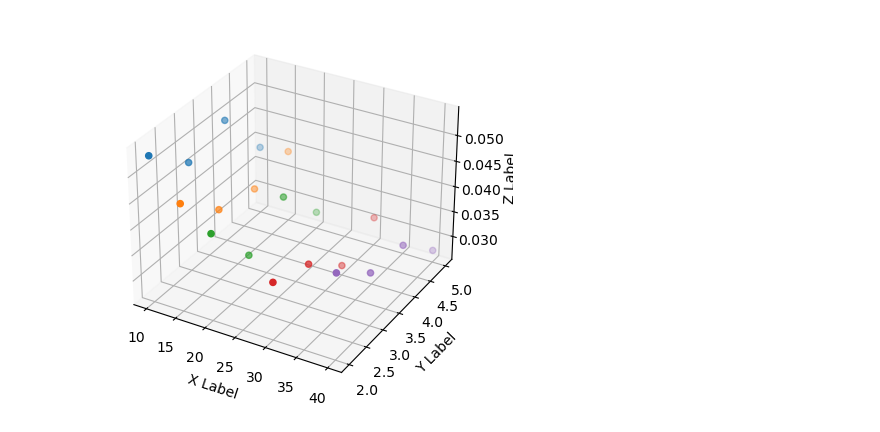
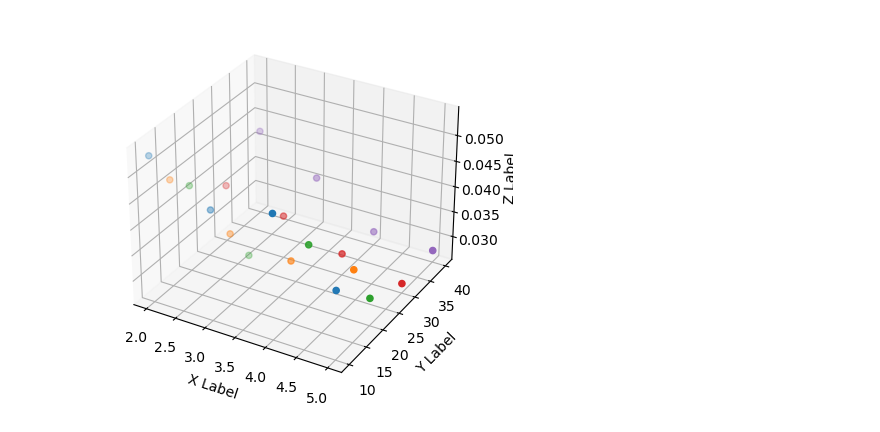
Before and after one commit to ashah01/Scaling-laws-framework, a Jupyter notebook: visualize.ipynb, the cells around one changed output. Saved outputs shown, nothing was run; the diff lists cells and outputs as text; code cells hidden in the pictures.

```diff
--- a/visualize.ipynb
+++ b/visualize.ipynb
@@ -123,19 +123,19 @@ run = np.asarray(run)
 # %%
 import matplotlib.pyplot as plt
 import numpy as np
 
 
 fig = plt.figure()
 ax = fig.add_subplot(projection='3d')
 
 run =  run.reshape(5, 4, 4)
 for d in run:
-    ax.scatter(d[:, 0], d[:, 1], d[:, 3])
+    ax.scatter(d[:, 1], d[:, 0], d[:, 3])
 
 ax.set_xlabel('X Label')
 ax.set_ylabel('Y Label')
 ax.set_zlabel('Z Label')
 
 plt.show()
 # %% [output]
-[figure, old version]
+[figure, new version]
```
Also changed, not shown: parts of 7 cells of this notebook, 4 other files.
